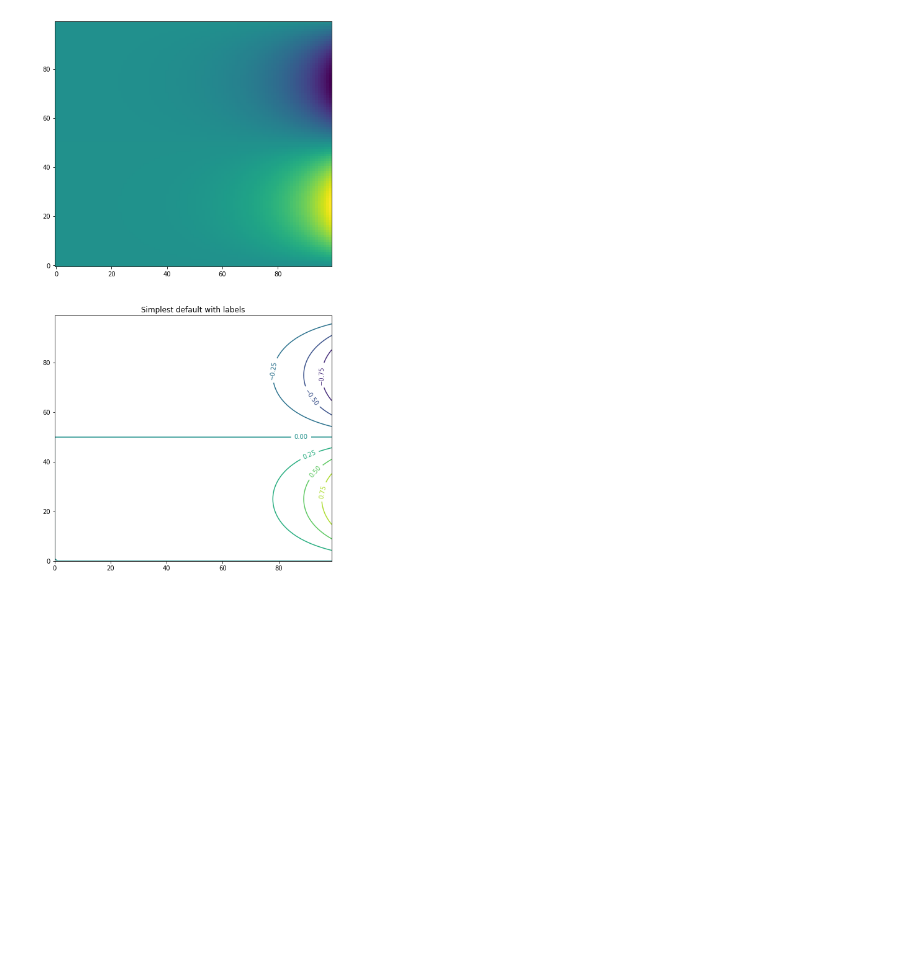
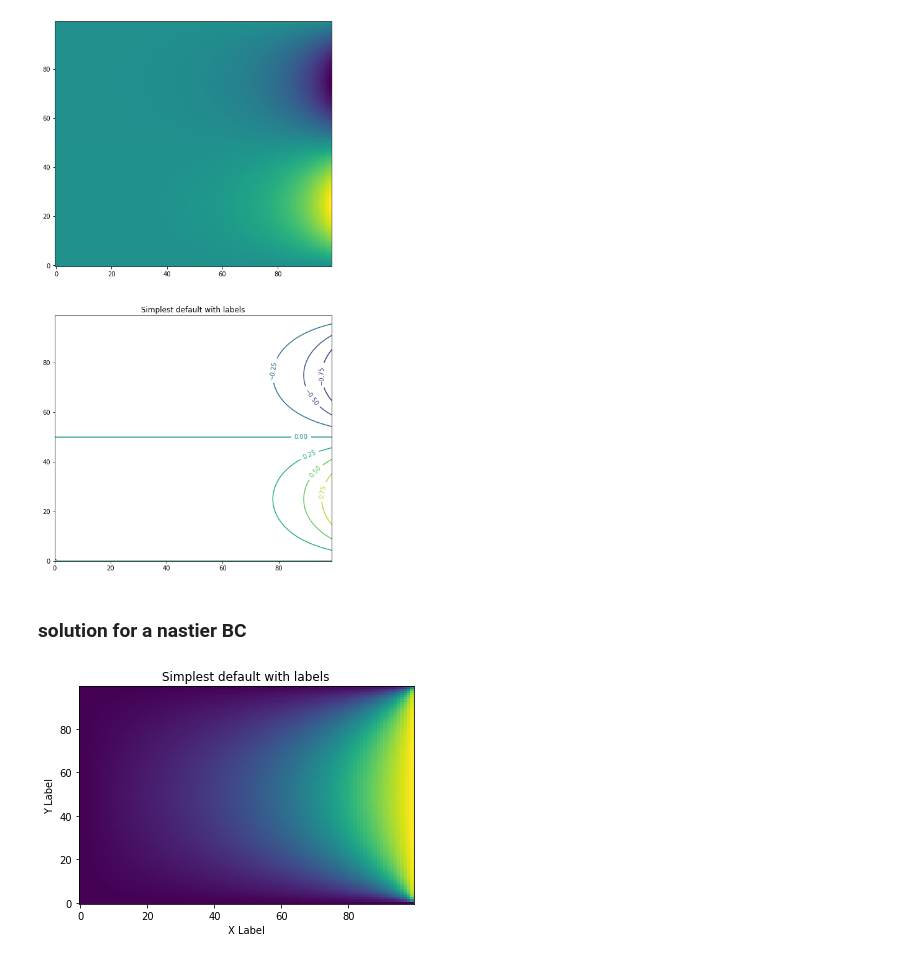
Before and after one commit to shahin1009/ME565, a Jupyter notebook: CauchyI.ipynb, the cells around one changed output. Drawn from its saved outputs; the diff is of its cells as text; code cells hidden in the pictures; blank space fills up the shorter version.

```diff
--- a/CauchyI.ipynb
+++ b/CauchyI.ipynb
@@ -218,3 +217,28 @@ ax[1].set_title('Simplest default with labels')
 # %% [output]
 Text(0.5, 1.0, 'Simplest default with labels')
 [figure]
+# %% [markdown]
+### solution for a nastier BC
+# %%
+L = 100
+H = 100
+u = np.zeros((L,H))
+x_range = np.arange(0,L , 1)
+y_range = np.arange(0,H , 1)
+x , y = np.meshgrid(x_range, y_range)
+
+BC = np.ones([H])
+
+# k shouldn't be zero
+for k in range(1 , 100):
+    AK = (2/(H*np.sinh(k *np.pi*L/H))) * np.sum(BC*np.sin(k * np.pi * y_range / H))
+    u = u + AK * np.sin(k * np.pi * y / H) * np.sinh(k * np.pi * x / L)
+
+fig , ax = plt.subplots()
+ax.pcolormesh(x, y, u)
+ax.set_title('Simplest default with labels')
+ax.set_xlabel('X Label')
+ax.set_ylabel('Y Label')
+plt.show()
+# %% [output]
+[figure, added]
```
Also changed, not shown: parts of 1 cell of this notebook.
